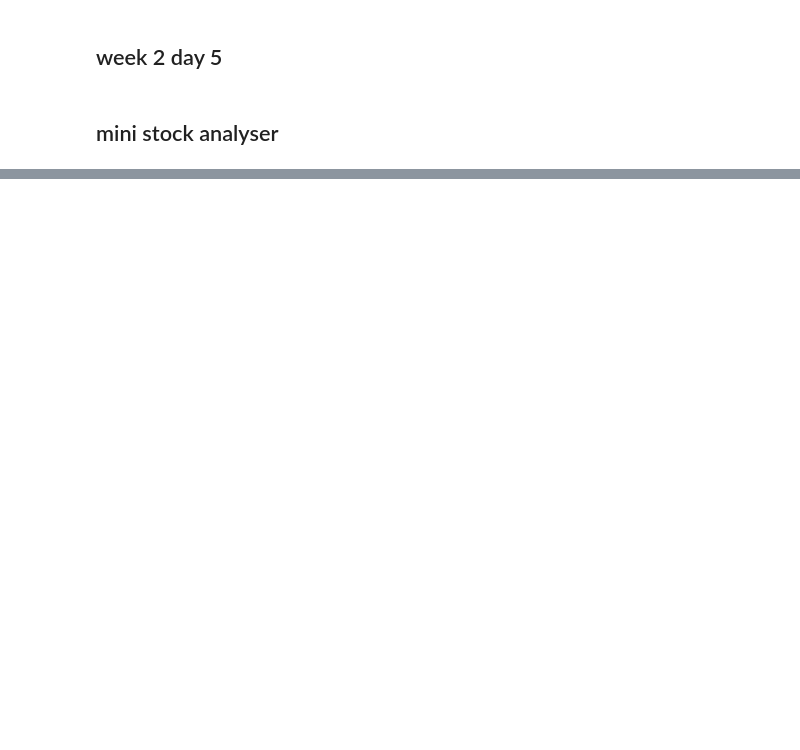
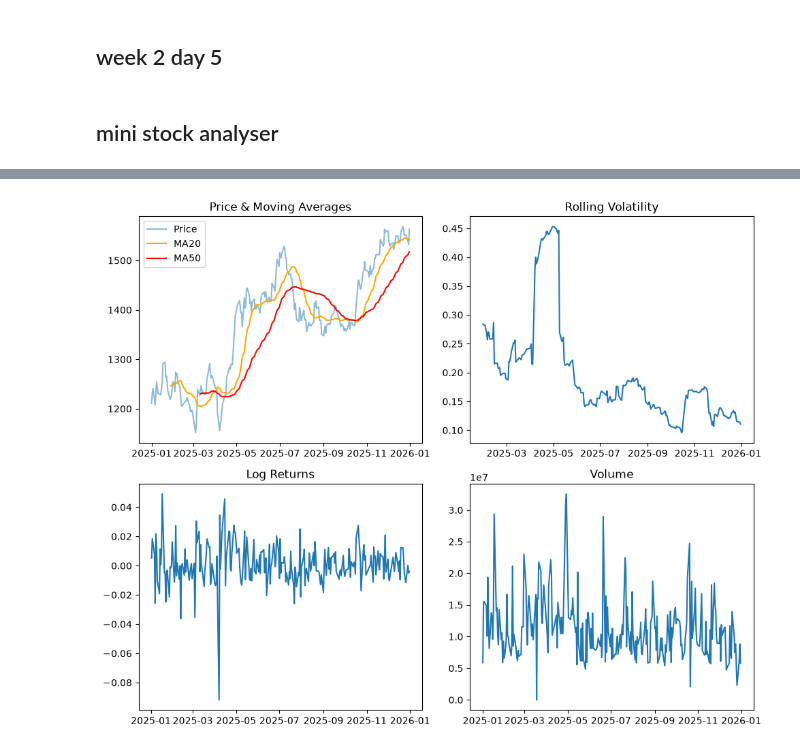
Before and after one commit to sathya-tej/my_quant_journey, a Jupyter notebook: quant/week 1/code.ipynb, the cells around one changed output, grey strips where cells are left out. Cells and saved outputs as stored; diff of their text form; code cells hidden in the pictures; blank space fills up the shorter version.

```diff
--- a/quant/week 1/code.ipynb
+++ b/quant/week 1/code.ipynb
@@ -284,0 +287,5 @@ dtype: float64
+# %%
+data = yf.download('RELIANCE.NS', start='2025-01-01', end='2026-01-01')
+data['Log Returns'] = np.log(data['Open'] / data['Open'].shift(1))
+data['rolling_volatility'] = data['Log Returns'].rolling(window=20).std() * np.sqrt(252)
+data
@@ -284,0 +309,5 @@ dtype: float64
+# %%
+data['MA20'] = data['Open'].rolling(window=20).mean()
+data['MA50'] = data['Open'].rolling(window=50).mean()
+data['MA20/MA50'] = data['MA20'] / data['MA50']
+data
@@ -284,0 +330,23 @@ dtype: float64
+# %%
+data.dropna()
+fig, ax = plt.subplots(nrows = 2, ncols = 2, figsize=(10,8))
+
+ax[0,0].plot(data.index, data['Close'], label='Price', alpha=0.5)
+ax[0,0].plot(data.index, data['MA20'], label='MA20', color='orange')
+ax[0,0].plot(data.index, data['MA50'], label='MA50', color='red')
+ax[0,0].set_title('Price & Moving Averages')
+ax[0,0].legend()
+
+ax[0,1].plot(data['rolling_volatility'])
+ax[0,1].set_title('Rolling Volatility')
+
+ax[1,0].plot(data['Log Returns'])
+ax[1,0].set_title('Log Returns')
+
+ax[1,1].plot(data['Volume'])
+ax[1,1].set_title('Volume')
+
+plt.tight_layout()
+plt.show()
+# %% [output]
+[figure, added]
```
Also changed, not shown: parts of 11 cells of this notebook.
